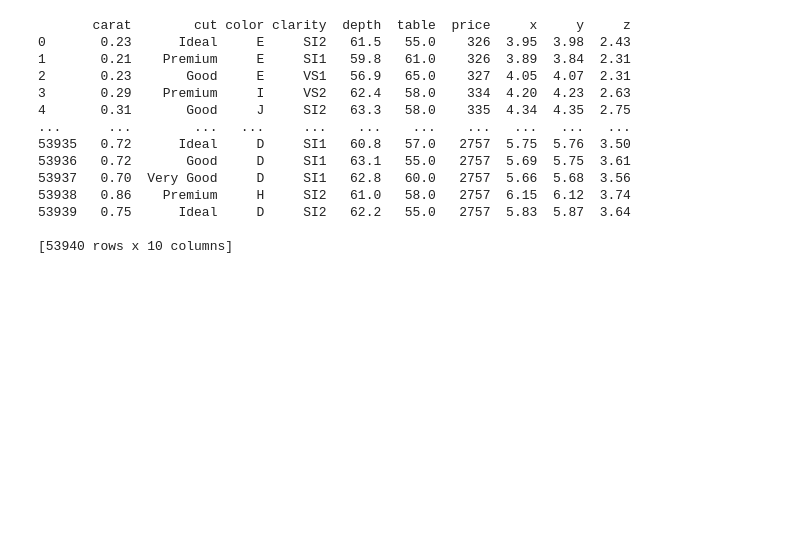
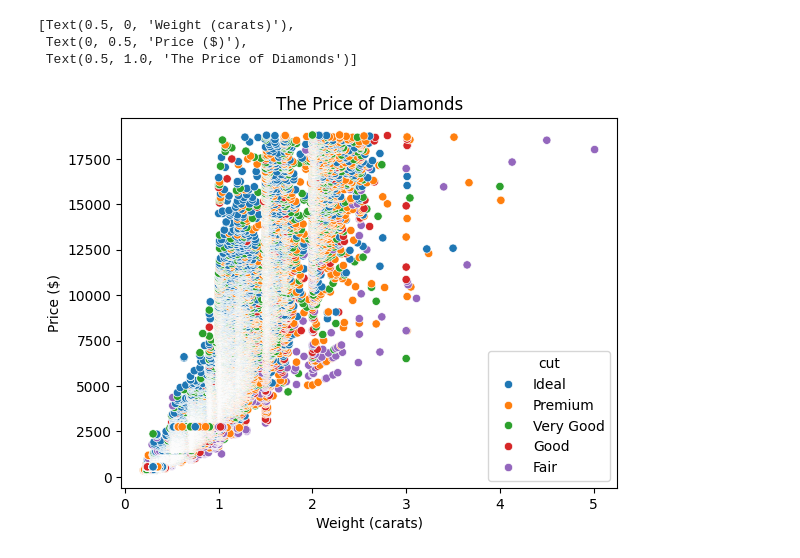
Before and after one commit to Thanush38/Data-Analysis, a Jupyter notebook: Worksheet5.ipynb, the cells around one changed output. Saved outputs shown, nothing was run; the diff lists cells and outputs as text; code cells hidden in the pictures; blank space fills up the shorter version.

```diff
--- a/Worksheet5.ipynb
+++ b/Worksheet5.ipynb
@@ -5,19 +5,10 @@ import matplotlib as plt
 # %%
 d_diam = sns.load_dataset('diamonds')
 d_ice = sns.load_dataset('seaice')
-print(d_diam)
+
+sns.scatterplot(data=d_diam, x='carat', y='price', hue="cut").set( xlabel='Weight (carats)', ylabel='Price ($)', title='The Price of Diamonds')
 # %% [output]
-       carat        cut color clarity  depth  table  price     x     y     z
-0       0.23      Ideal     E     SI2   61.5   55.0    326  3.95  3.98  2.43
-1       0.21    Premium     E     SI1   59.8   61.0    326  3.89  3.84  2.31
-2       0.23       Good     E     VS1   56.9   65.0    327  4.05  4.07  2.31
-3       0.29    Premium     I     VS2   62.4   58.0    334  4.20  4.23  2.63
-4       0.31       Good     J     SI2   63.3   58.0    335  4.34  4.35  2.75
-...      ...        ...   ...     ...    ...    ...    ...   ...   ...   ...
-53935   0.72      Ideal     D     SI1   60.8   57.0   2757  5.75  5.76  3.50
-53936   0.72       Good     D     SI1   63.1   55.0   2757  5.69  5.75  3.61
-53937   0.70  Very Good     D     SI1   62.8   60.0   2757  5.66  5.68  3.56
-53938   0.86    Premium     H     SI2   61.0   58.0   2757  6.15  6.12  3.74
-53939   0.75      Ideal     D     SI2   62.2   55.0   2757  5.83  5.87  3.64
-
-[53940 rows x 10 columns]
+[Text(0.5, 0, 'Weight (carats)'),
+ Text(0, 0.5, 'Price ($)'),
+ Text(0.5, 1.0, 'The Price of Diamonds')]
+[figure, added]
```
Also changed, not shown: parts of 1 cell of this notebook, 1 other file.
